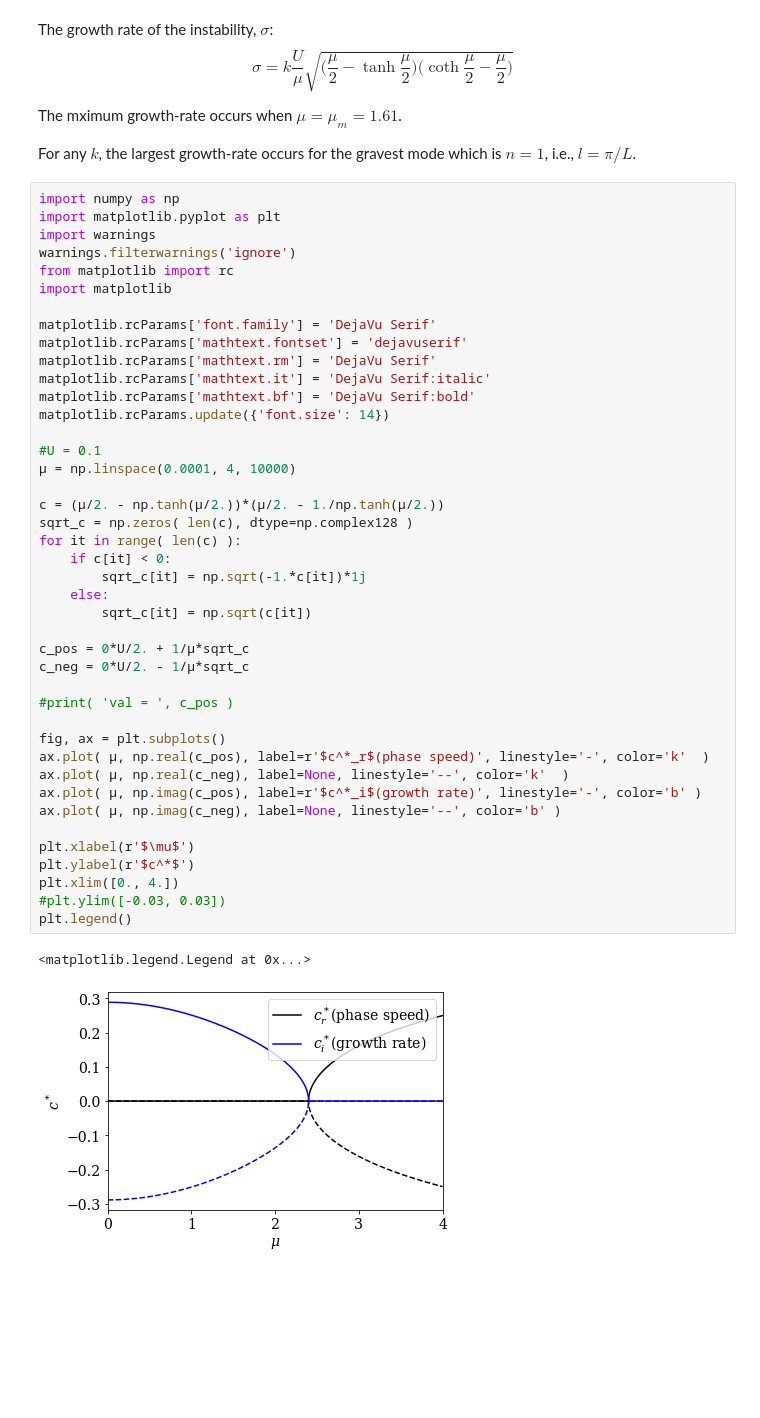
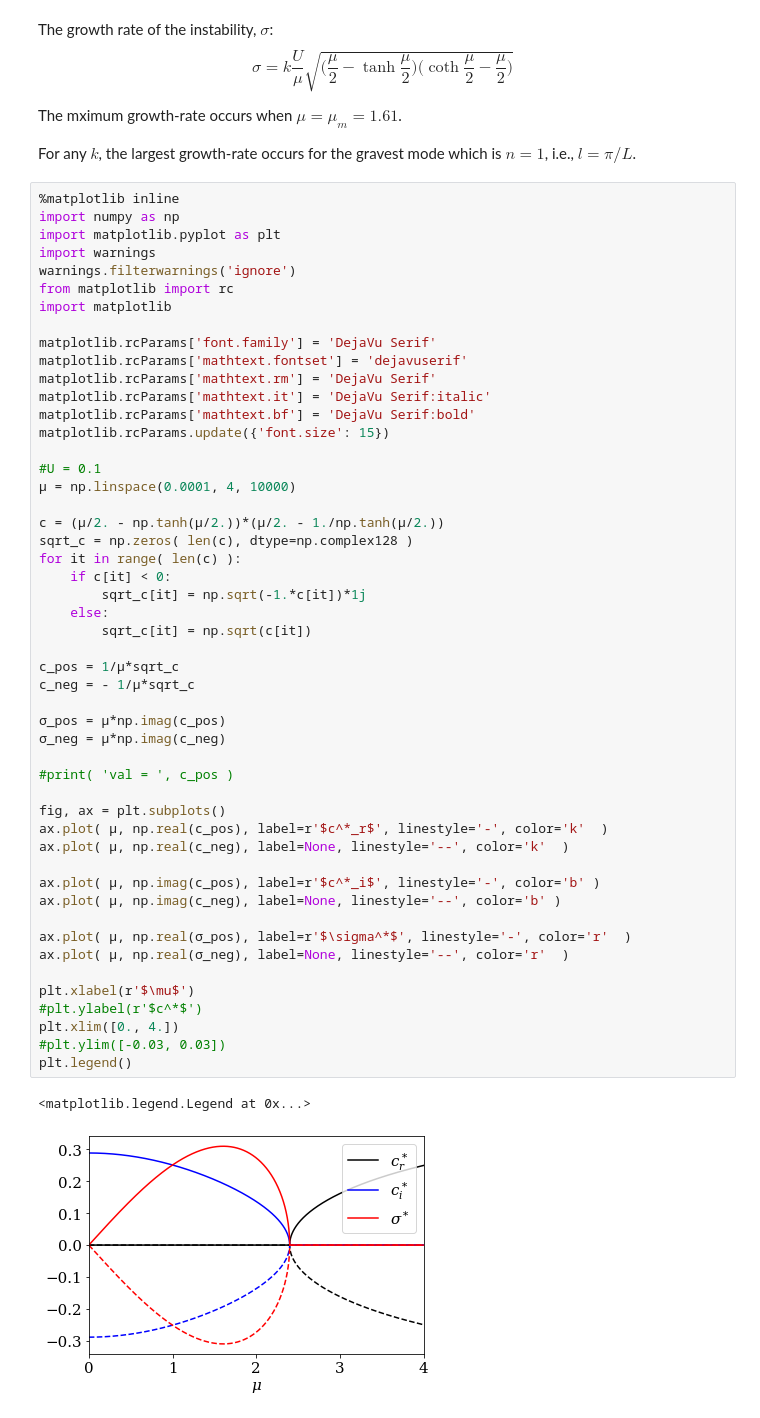
Before and after one commit to subhk/Baroclinic-Instability, a Jupyter notebook: Baroclinic Instability.ipynb, the cells around one changed output. Drawn from its saved outputs; the diff is of its cells as text; blank space fills up the shorter version.

```diff
--- a/Baroclinic Instability.ipynb
+++ b/Baroclinic Instability.ipynb
@@ -222,6 +224,7 @@ The mximum growth-rate occurs when $\mu=\mu_m=1.61$.
 
 For any $k$, the largest growth-rate occurs for the gravest mode which is $n=1$, i.e., $l=\pi/L$.
 # %%
+%matplotlib inline
 import numpy as np
 import matplotlib.pyplot as plt
 import warnings
@@ -232,37 +235,44 @@ import matplotlib
 matplotlib.rcParams['font.family'] = 'DejaVu Serif'
 matplotlib.rcParams['mathtext.fontset'] = 'dejavuserif'
 matplotlib.rcParams['mathtext.rm'] = 'DejaVu Serif'
 matplotlib.rcParams['mathtext.it'] = 'DejaVu Serif:italic'
 matplotlib.rcParams['mathtext.bf'] = 'DejaVu Serif:bold'
-matplotlib.rcParams.update({'font.size': 14})
+matplotlib.rcParams.update({'font.size': 15})
 
 #U = 0.1
 μ = np.linspace(0.0001, 4, 10000)
 
 c = (μ/2. - np.tanh(μ/2.))*(μ/2. - 1./np.tanh(μ/2.))
 sqrt_c = np.zeros( len(c), dtype=np.complex128 )
 for it in range( len(c) ):
     if c[it] < 0:
         sqrt_c[it] = np.sqrt(-1.*c[it])*1j
     else:
         sqrt_c[it] = np.sqrt(c[it])
 
-c_pos = 0*U/2. + 1/μ*sqrt_c
-c_neg = 0*U/2. - 1/μ*sqrt_c
+c_pos = 1/μ*sqrt_c
+c_neg = - 1/μ*sqrt_c
+
+σ_pos = μ*np.imag(c_pos)
+σ_neg = μ*np.imag(c_neg)
 
 #print( 'val = ', c_pos )
 
 fig, ax = plt.subplots()
-ax.plot( μ, np.real(c_pos), label=r'$c^*_r$(phase speed)', linestyle='-', color='k'  )
+ax.plot( μ, np.real(c_pos), label=r'$c^*_r$', linestyle='-', color='k'  )
 ax.plot( μ, np.real(c_neg), label=None, linestyle='--', color='k'  )
-ax.plot( μ, np.imag(c_pos), label=r'$c^*_i$(growth rate)', linestyle='-', color='b' )
+
+ax.plot( μ, np.imag(c_pos), label=r'$c^*_i$', linestyle='-', color='b' )
 ax.plot( μ, np.imag(c_neg), label=None, linestyle='--', color='b' )
 
+ax.plot( μ, np.real(σ_pos), label=r'$\sigma^*$', linestyle='-', color='r'  )
+ax.plot( μ, np.real(σ_neg), label=None, linestyle='--', color='r'  )
+
 plt.xlabel(r'$\mu$')
-plt.ylabel(r'$c^*$')
+#plt.ylabel(r'$c^*$')
 plt.xlim([0., 4.])
 #plt.ylim([-0.03, 0.03])
 plt.legend()
 # %% [output]
 <matplotlib.legend.Legend at 0x...>
-[figure, old version]
+[figure, new version]
```
Also changed, not shown: parts of 13 cells of this notebook.
